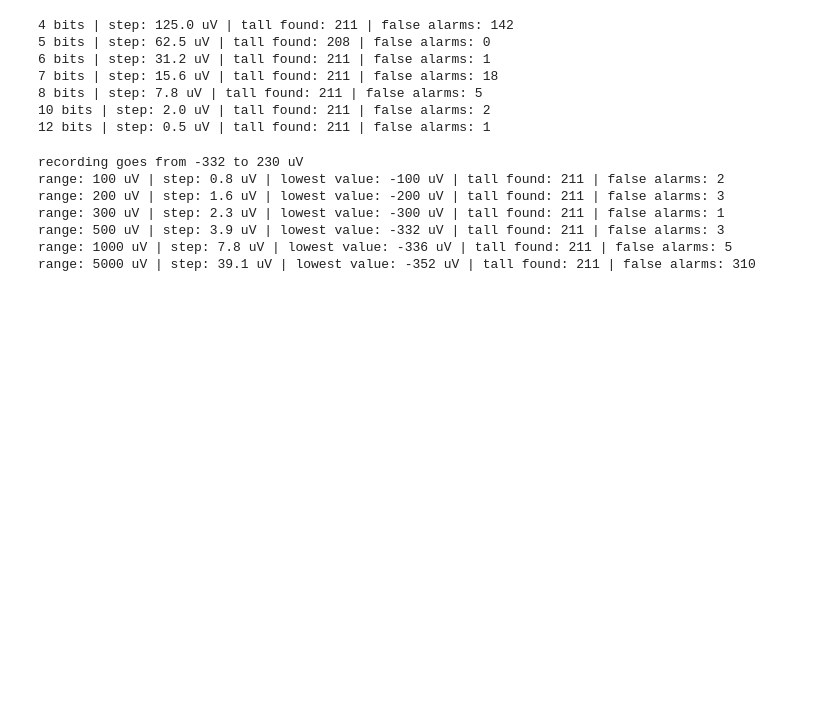
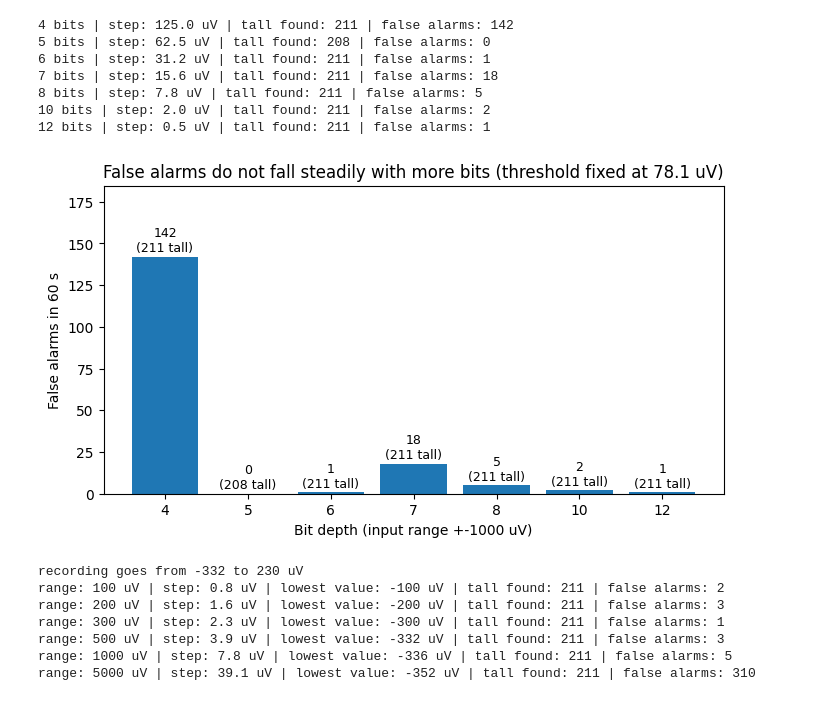
Before and after one commit to Parineeta98/Neural_Recording_Chain, a Jupyter notebook: notebooks/03_detection_experiment.ipynb, the cells around one changed output. Cells and saved outputs as stored; diff of their text form; code cells hidden in the pictures; blank space fills up the shorter version.

```diff
--- a/notebooks/03_detection_experiment.ipynb
+++ b/notebooks/03_detection_experiment.ipynb
@@ -205,6 +202,47 @@ for n_bits in bit_choices:
 8 bits | step: 7.8 uV | tall found: 211 | false alarms: 5
 10 bits | step: 2.0 uV | tall found: 211 | false alarms: 2
 12 bits | step: 0.5 uV | tall found: 211 | false alarms: 1
+# %%
+# figure: false alarms at each bit depth, with the threshold fixed before the digitiser
+bit_choices = [4, 5, 6, 7, 8, 10, 12]
+false_alarm_counts = []
+tall_found_counts = []
+
+for n_bits in bit_choices:
+    digitised_uV, step_uV = digitise(recording_uV, n_bits=n_bits)
+    detected_times, threshold_uV = detect_spikes(digitised_uV, time_ms, threshold_uV=fixed_threshold_uV)
+
+    tall_hits, tall_misses, unused = score_detection(tall_times, detected_times)
+    hits, misses, false_alarms = score_detection(spike_times, detected_times)
+
+    false_alarm_counts.append(false_alarms)
+    tall_found_counts.append(tall_hits)
+
+# bar positions 0, 1, 2, ... with the bit depths as labels
+positions = []
+labels = []
+for k in range(len(bit_choices)):
+    positions.append(k)
+    labels.append(str(bit_choices[k]))
+
+fig, ax = plt.subplots(figsize=(8, 4))
+ax.bar(positions, false_alarm_counts)
+ax.set_xticks(positions)
+ax.set_xticklabels(labels)
+
+# write the number of false alarms and tall spikes found above each bar
+for k in range(len(bit_choices)):
+    text = str(false_alarm_counts[k]) + "\n(" + str(tall_found_counts[k]) + " tall)"
+    ax.text(positions[k], false_alarm_counts[k] + 3, text, ha="center", fontsize=9)
+
+ax.set_ylim(0, max(false_alarm_counts) * 1.3)
+ax.set_xlabel("Bit depth (input range +-1000 uV)")
+ax.set_ylabel("False alarms in 60 s")
+ax.set_title("False alarms do not fall steadily with more bits (threshold fixed at "
+             + str(round(fixed_threshold_uV, 1)) + " uV)")
+plt.savefig("../docs/figures/bit_depth_false_alarms.png", dpi=150, bbox_inches="tight")
+# %% [output]
+[figure, added]
 # %%
 print("recording goes from", round(recording_uV.min()), "to", round(recording_uV.max()), "uV")
 range_choices = [100, 200, 300, 500, 1000, 5000]
```
Also changed, not shown: parts of 2 cells of this notebook, 9 other files.
